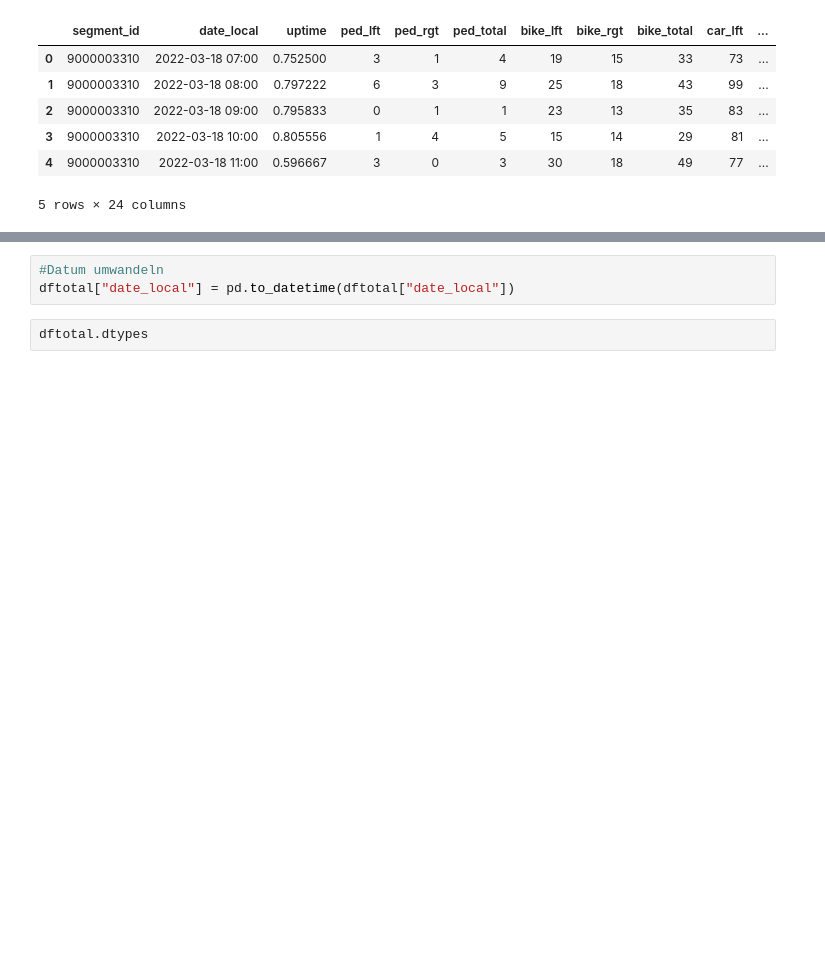
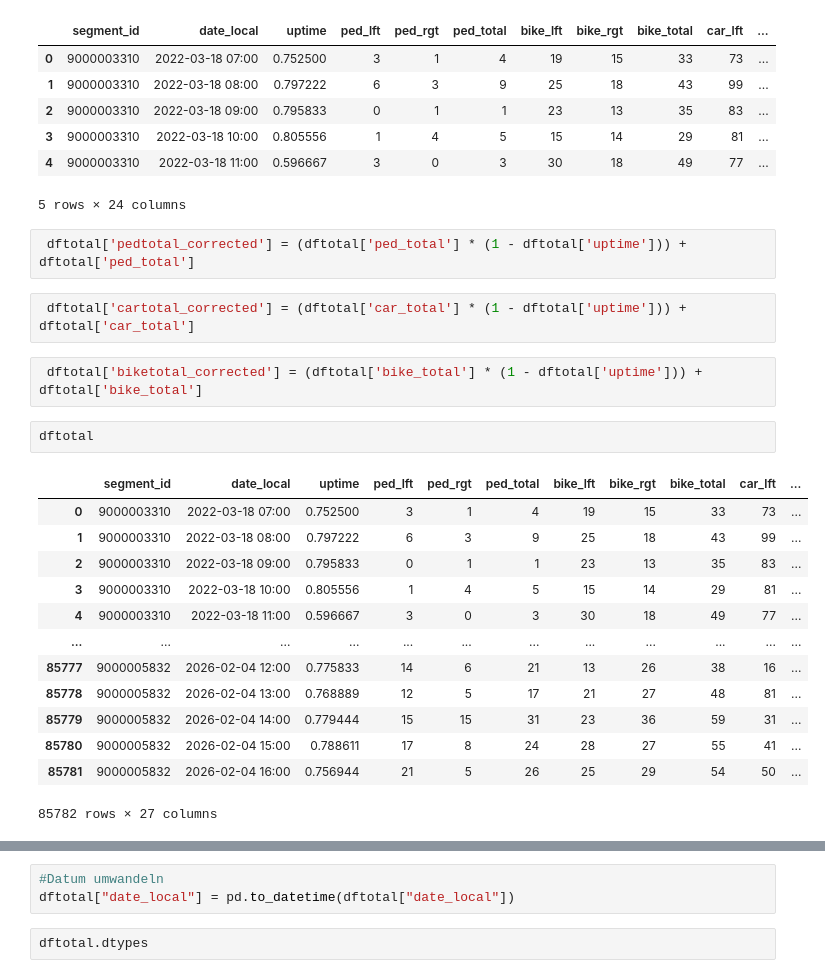
Before and after one commit to mjrm123mi/Data-Science-Pedestrian-Project, a Jupyter notebook: src/Explorative_Datenanalyse_Fußgaengerinnen.ipynb, the cells around one changed output, grey strips where cells are left out. Cells and saved outputs as stored; diff of their text form; blank space fills up the shorter version.

```diff
--- a/src/Explorative_Datenanalyse_Fußgaengerinnen.ipynb
+++ b/src/Explorative_Datenanalyse_Fußgaengerinnen.ipynb
@@ -27,6 +27,28 @@ dftotal.head()
 | 3 | 9000003310 | 2022-03-18 10:00 | 0.805556 | 1 | 4 | 5 | 15 | 14 | 29 | 81 | ... |
 | 4 | 9000003310 | 2022-03-18 11:00 | 0.596667 | 3 | 0 | 3 | 30 | 18 | 49 | 77 | ... |
 5 rows × 24 columns
+# %%
+ dftotal['pedtotal_corrected'] = (dftotal['ped_total'] * (1 - dftotal['uptime'])) + dftotal['ped_total']
+# %%
+ dftotal['cartotal_corrected'] = (dftotal['car_total'] * (1 - dftotal['uptime'])) + dftotal['car_total']
+# %%
+ dftotal['biketotal_corrected'] = (dftotal['bike_total'] * (1 - dftotal['uptime'])) + dftotal['bike_total']
+# %%
+dftotal
+# %% [output]
+|  | segment_id | date_local | uptime | ped_lft | ped_rgt | ped_total | bike_lft | bike_rgt | bike_total | car_lft | ... |
+| 0 | 9000003310 | 2022-03-18 07:00 | 0.752500 | 3 | 1 | 4 | 19 | 15 | 33 | 73 | ... |
+| 1 | 9000003310 | 2022-03-18 08:00 | 0.797222 | 6 | 3 | 9 | 25 | 18 | 43 | 99 | ... |
+| 2 | 9000003310 | 2022-03-18 09:00 | 0.795833 | 0 | 1 | 1 | 23 | 13 | 35 | 83 | ... |
+| 3 | 9000003310 | 2022-03-18 10:00 | 0.805556 | 1 | 4 | 5 | 15 | 14 | 29 | 81 | ... |
+| 4 | 9000003310 | 2022-03-18 11:00 | 0.596667 | 3 | 0 | 3 | 30 | 18 | 49 | 77 | ... |
+| ... | ... | ... | ... | ... | ... | ... | ... | ... | ... | ... | ... |
+| 85777 | 9000005832 | 2026-02-04 12:00 | 0.775833 | 14 | 6 | 21 | 13 | 26 | 38 | 16 | ... |
+| 85778 | 9000005832 | 2026-02-04 13:00 | 0.768889 | 12 | 5 | 17 | 21 | 27 | 48 | 81 | ... |
+| 85779 | 9000005832 | 2026-02-04 14:00 | 0.779444 | 15 | 15 | 31 | 23 | 36 | 59 | 31 | ... |
+| 85780 | 9000005832 | 2026-02-04 15:00 | 0.788611 | 17 | 8 | 24 | 28 | 27 | 55 | 41 | ... |
+| 85781 | 9000005832 | 2026-02-04 16:00 | 0.756944 | 21 | 5 | 26 | 25 | 29 | 54 | 50 | ... |
+85782 rows × 27 columns
 # %%
 dftotal.shape
 # %% [output]
```
Also changed, not shown: parts of 22 cells of this notebook.
